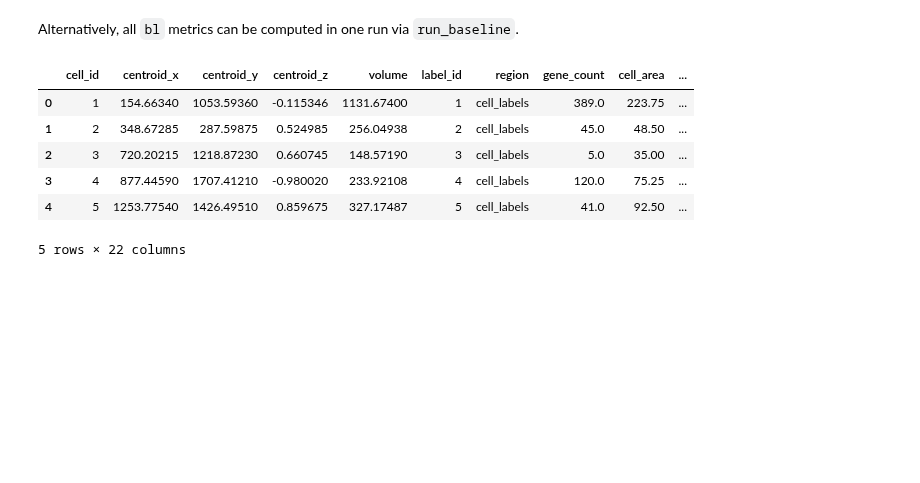
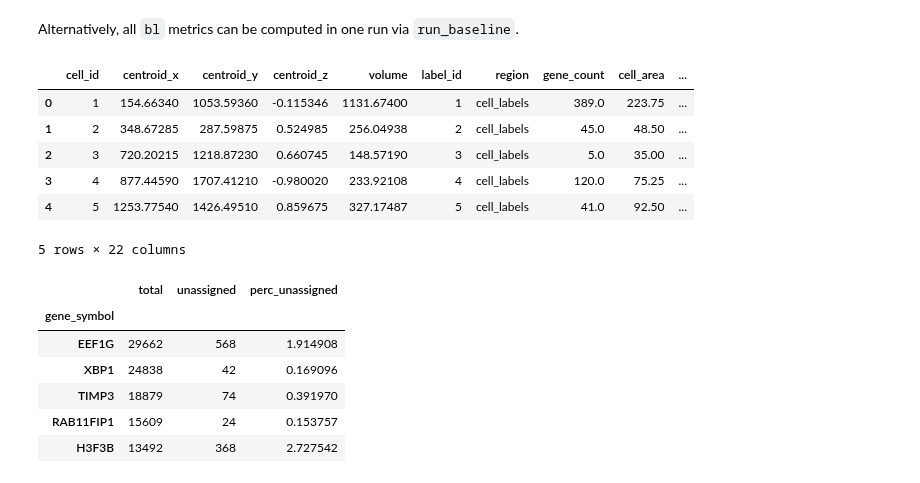
Before and after one commit to LazDaria/SegTraQ, a Jupyter notebook: docs/notebooks/baseline.ipynb, the cells around one changed output. Drawn from its saved outputs; the diff is of its cells as text; code cells hidden in the pictures; blank space fills up the shorter version.

```diff
--- a/docs/notebooks/baseline.ipynb
+++ b/docs/notebooks/baseline.ipynb
@@ -240,3 +256,13 @@ sdata.tables["table"].obs.head()
 | 3 | 4 | 877.44590 | 1707.41210 | -0.980020 | 233.92108 | 4 | cell_labels | 120.0 | 75.25 | ... |
 | 4 | 5 | 1253.77540 | 1426.49510 | 0.859675 | 327.17487 | 5 | cell_labels | 41.0 | 92.50 | ... |
 5 rows × 22 columns
+# %%
+sdata.tables["table"].var.head()
+# %% [output]
+|  | total | unassigned | perc_unassigned |
+| gene_symbol |  |  |  |
+| EEF1G | 29662 | 568 | 1.914908 |
+| XBP1 | 24838 | 42 | 0.169096 |
+| TIMP3 | 18879 | 74 | 0.391970 |
+| RAB11FIP1 | 15609 | 24 | 0.153757 |
+| H3F3B | 13492 | 368 | 2.727542 |
```
Also changed, not shown: parts of 6 cells of this notebook, 6 other files.
